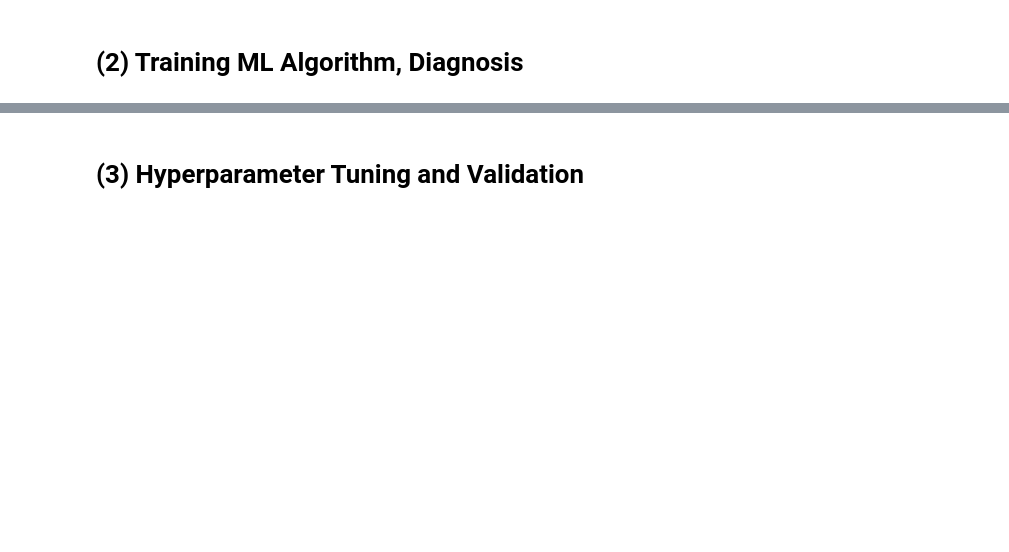
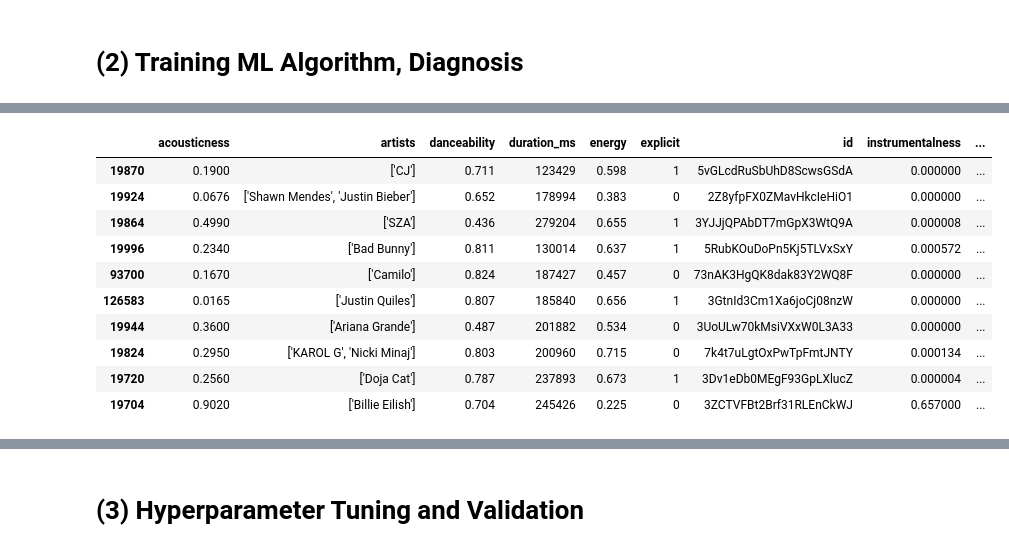
Before and after one commit to viclzhu/Spotify-Analysis_SIGAI2021, a Jupyter notebook: Recommendation/Musics_recommendation.ipynb, the cells around one changed output, grey strips where cells are left out. Cells and saved outputs as stored; diff of their text form; code cells hidden in the pictures; blank space fills up the shorter version.

Commit message:
kmeans

```diff
--- a/Recommendation/Musics_recommendation.ipynb
+++ b/Recommendation/Musics_recommendation.ipynb
@@ -160,2 +109,20 @@ df.corr()
+# %%
+df_sample = df.sample(n=10000)
+
+# dropping song id
+song_id = df_sample['id']
+df_new = df_sample.drop('id', axis=1)
+
+# Temporarily drop title
+df_new = df_new.drop('name', axis=1)
+# drop release date
+df_new = df_new.drop('release_date', axis=1)
+
+# converting column values of "artists"
+df_new['artists'] = df_new['artists'].str.replace("'", " ")
+df_new['artists'] = df_new['artists'].str.replace("[", " ")
+df_new['artists'] = df_new['artists'].str.replace("]", " ")
+
+df_new = pd.concat([df_new.drop('artists', axis=1), df_new['artists'].str.get_dummies(sep=',')], axis=1)
 # %% [markdown]
 # (2) Training ML Algorithm, Diagnosis
@@ -199,0 +129,5 @@ this is an edit
+# %%
+from sklearn.cluster import KMeans
+kmeans = KMeans(n_clusters=50).fit_predict(df_new)
+# %%
+df_sample['kmeans'] = kmeans
@@ -199,0 +150,14 @@ this is an edit
+# %%
+df_sample.sort_values("popularity", ascending=False)[:10]
+# %% [output]
+|  | acousticness | artists | danceability | duration_ms | energy | explicit | id | instrumentalness | ... |
+| 19870 | 0.1900 | ['CJ'] | 0.711 | 123429 | 0.598 | 1 | 5vGLcdRuSbUhD8ScwsGSdA | 0.000000 | ... |
+| 19924 | 0.0676 | ['Shawn Mendes', 'Justin Bieber'] | 0.652 | 178994 | 0.383 | 0 | 2Z8yfpFX0ZMavHkcIeHiO1 | 0.000000 | ... |
+| 19864 | 0.4990 | ['SZA'] | 0.436 | 279204 | 0.655 | 1 | 3YJJjQPAbDT7mGpX3WtQ9A | 0.000008 | ... |
+| 19996 | 0.2340 | ['Bad Bunny'] | 0.811 | 130014 | 0.637 | 1 | 5RubKOuDoPn5Kj5TLVxSxY | 0.000572 | ... |
+| 93700 | 0.1670 | ['Camilo'] | 0.824 | 187427 | 0.457 | 0 | 73nAK3HgQK8dak83Y2WQ8F | 0.000000 | ... |
+| 126583 | 0.0165 | ['Justin Quiles'] | 0.807 | 185840 | 0.656 | 1 | 3GtnId3Cm1Xa6joCj08nzW | 0.000000 | ... |
+| 19944 | 0.3600 | ['Ariana Grande'] | 0.487 | 201882 | 0.534 | 0 | 3UoULw70kMsiVXxW0L3A33 | 0.000000 | ... |
+| 19824 | 0.2950 | ['KAROL G', 'Nicki Minaj'] | 0.803 | 200960 | 0.715 | 0 | 7k4t7uLgtOxPwTpFmtJNTY | 0.000134 | ... |
+| 19720 | 0.2560 | ['Doja Cat'] | 0.787 | 237893 | 0.673 | 1 | 3Dv1eDb0MEgF93GpLXlucZ | 0.000004 | ... |
+| 19704 | 0.9020 | ['Billie Eilish'] | 0.704 | 245426 | 0.225 | 0 | 3ZCTVFBt2Brf31RLEnCkWJ | 0.657000 | ... |
```
Also changed, not shown: parts of 17 cells of this notebook, 2 other files.
